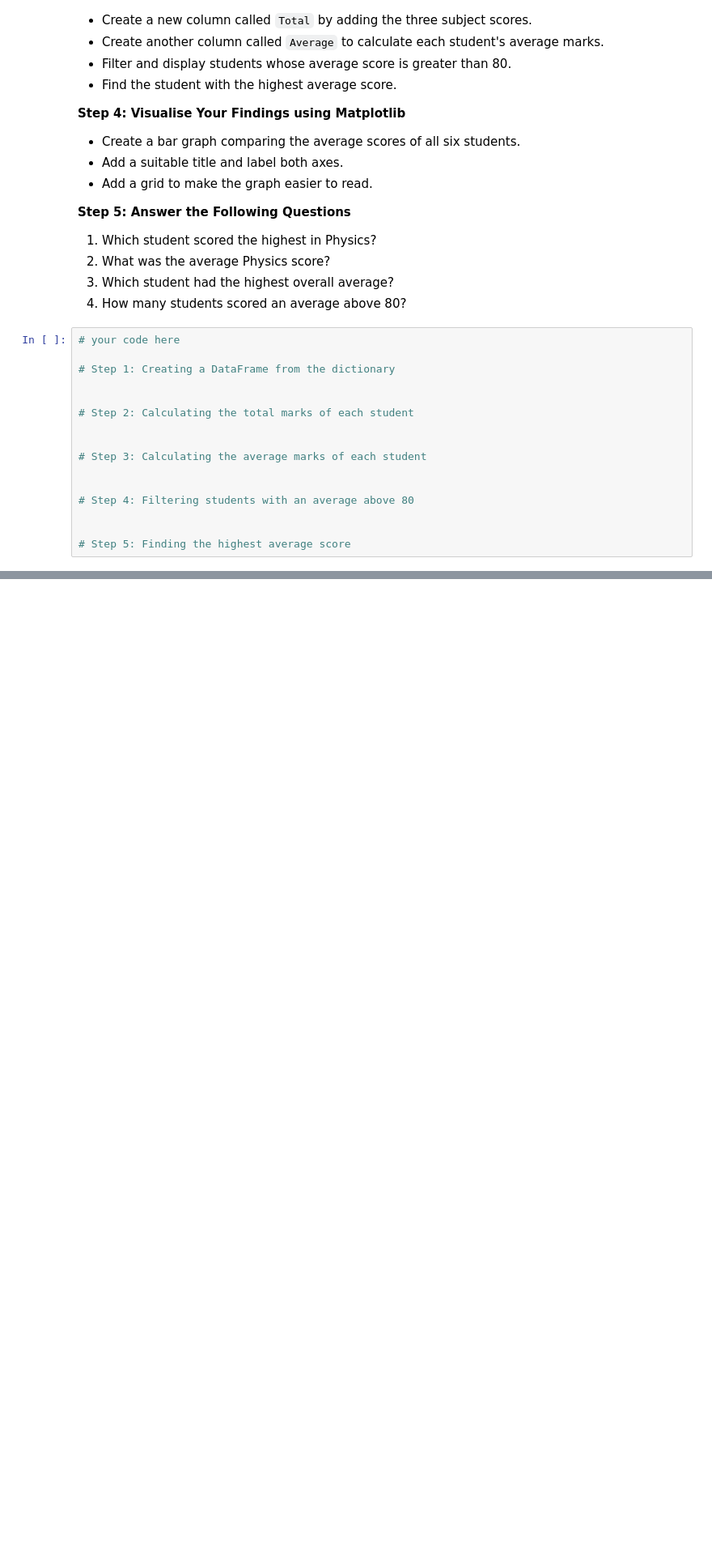
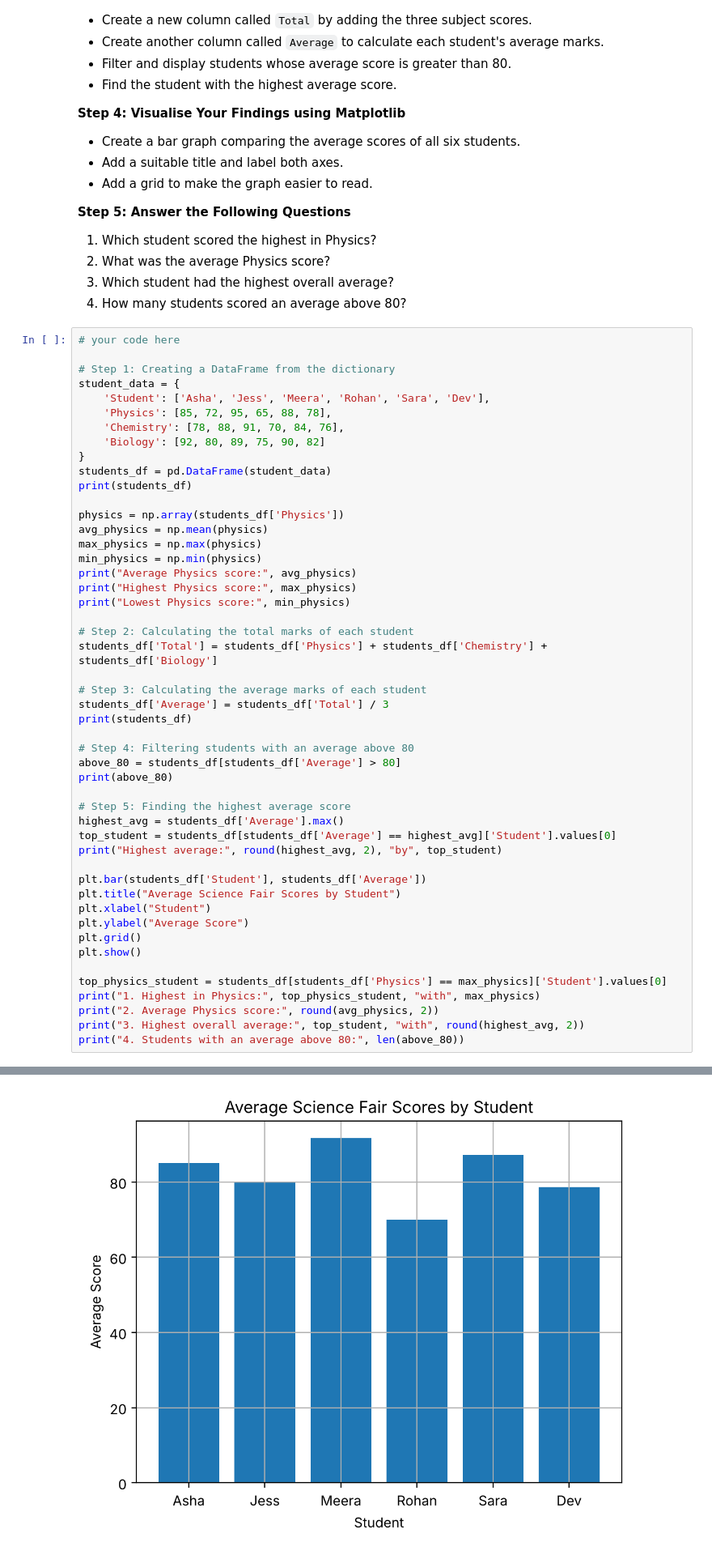
Before and after one commit to bhavikjain026/coding-cafe, a Jupyter notebook: lab9/lab9.ipynb, the cells around one changed output, grey strips where cells are left out. Shown at 81% size. Drawn from its saved outputs; the diff is of its cells as text; blank space fills up the shorter version.

```diff
--- a/lab9/lab9.ipynb
+++ b/lab9/lab9.ipynb
@@ -382,15 +461,49 @@ Your job is to analyse their performance and identify the top-performing student
 # your code here
 
 # Step 1: Creating a DataFrame from the dictionary
+student_data = {
+    'Student': ['Asha', 'Jess', 'Meera', 'Rohan', 'Sara', 'Dev'],
+    'Physics': [85, 72, 95, 65, 88, 78],
+    'Chemistry': [78, 88, 91, 70, 84, 76],
+    'Biology': [92, 80, 89, 75, 90, 82]
+}
+students_df = pd.DataFrame(student_data)
+print(students_df)
 
+physics = np.array(students_df['Physics'])
+avg_physics = np.mean(physics)
+max_physics = np.max(physics)
+min_physics = np.min(physics)
+print("Average Physics score:", avg_physics)
+print("Highest Physics score:", max_physics)
+print("Lowest Physics score:", min_physics)
 
 # Step 2: Calculating the total marks of each student
-
+students_df['Total'] = students_df['Physics'] + students_df['Chemistry'] + students_df['Biology']
 
 # Step 3: Calculating the average marks of each student
-
+students_df['Average'] = students_df['Total'] / 3
+print(students_df)
 
 # Step 4: Filtering students with an average above 80
-
+above_80 = students_df[students_df['Average'] > 80]
+print(above_80)
 
 # Step 5: Finding the highest average score
+highest_avg = students_df['Average'].max()
+top_student = students_df[students_df['Average'] == highest_avg]['Student'].values[0]
+print("Highest average:", round(highest_avg, 2), "by", top_student)
+
+plt.bar(students_df['Student'], students_df['Average'])
+plt.title("Average Science Fair Scores by Student")
+plt.xlabel("Student")
+plt.ylabel("Average Score")
+plt.grid()
+plt.show()
+
+top_physics_student = students_df[students_df['Physics'] == max_physics]['Student'].values[0]
+print("1. Highest in Physics:", top_physics_student, "with", max_physics)
+print("2. Average Physics score:", round(avg_physics, 2))
+print("3. Highest overall average:", top_student, "with", round(highest_avg, 2))
+print("4. Students with an average above 80:", len(above_80))
+# %% [output]
@@ -396,0 +527 @@ Your job is to analyse their performance and identify the top-performing student
+[figure, added]
```
Also changed, not shown: parts of 10 cells of this notebook.
